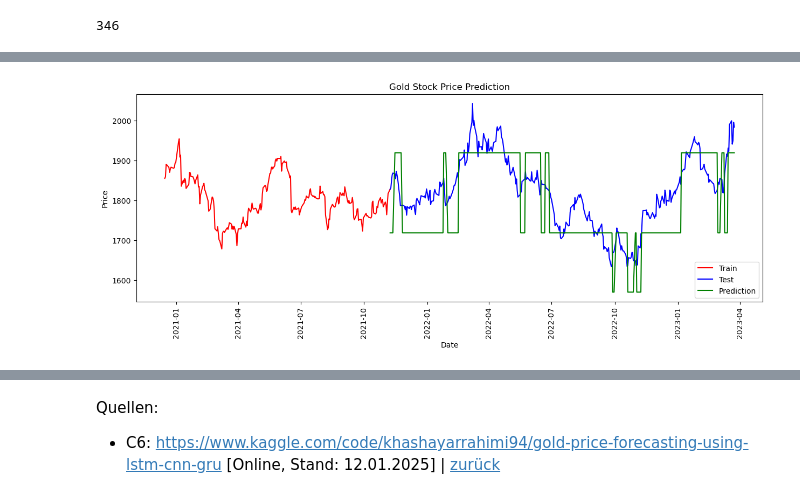
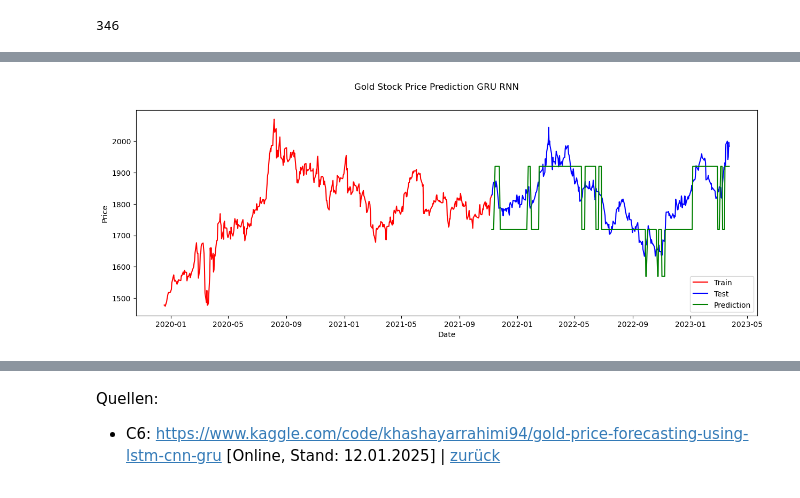
Before and after one commit to TTomczek/DL-Time-Series-Forecasting-With-RNNs, a Jupyter notebook: ausarbeitung.ipynb, the cells around one changed output, grey strips where cells are left out. Saved outputs shown, nothing was run; the diff lists cells and outputs as text; code cells hidden in the pictures.

```diff
--- a/ausarbeitung.ipynb
+++ b/ausarbeitung.ipynb
@@ -1596,22 +1603,41 @@ plt.show()
+# %%
+def getGRUPlotData(xTrain,yTrain,xValues,yTest,predictData):
+    fig, ax = plt.subplots(figsize=(15, 5))
+    locator = mdate.MonthLocator()
+
+    ax.plot(xTrain, yTrain, color='red')
+    ax.plot(xValues, yTest, color='blue')
+    ax.plot(xValues, predictData, color='green')
+    fig.suptitle('Gold Stock Price Prediction GRU RNN')
+    ax.set_xlabel('Date')
+    ax.set_ylabel('Price')
+    ax.legend(['Train', 'Test', 'Prediction'], loc='lower right')
+
+    return fig
+# %%
+x = pd.DataFrame(Close.index[:346]).values
+x_t = pd.DataFrame(Close.head(822).index[345:]).values
+y_t = pd.DataFrame(Close.head(822)["Close"][345:]).values
+y_te = pd.DataFrame(Close.head(346)["Close"][:346]).values
+# %%
+plotGRU = getGRUPlotData(x_t,y_t,x,y_te,predict)
+# %% [output]
+[figure, added]
 # %%
-x = pd.DataFrame(Close.index[:346]).values
-x_t = pd.DataFrame(Close.head(572).index[345:]).values
-y_t = pd.DataFrame(Close.head(572)["Close"][345:]).values
-y_te = pd.DataFrame(Close.head(346)["Close"][:346]).values
-plt.figure(figsize=(15, 5)) #Added to set figsize -CP
-locator = mdate.MonthLocator()
 
-plt.plot(x_t, y_t, color='red')
-#plt.plot(df[346:].tail(572)['Date'], df[346:].tail(572)['Close'], color='red')
-plt.plot(x, y_te, color='blue')
-#plt.plot(x, y_test, color='blue')
-plt.plot(x, predict, color='green')
-plt.title('Gold Stock Price Prediction')
-plt.xlabel('Date')
-plt.ylabel('Price')
-plt.legend(['Train', 'Test', 'Prediction'], loc='lower right')
-plt.xticks(rotation = 90)
-plt.show()
+
+#plt.figure(figsize=(15, 5)) #Added to set figsize -CP
+#locator = mdate.MonthLocator()
+
+#plt.plot(x_t, y_t, color='red')
+##plt.plot(df[346:].tail(572)['Date'], df[346:].tail(572)['Close'], color='red')
+#plt.plot(x, y_te, color='blue')
+##plt.plot(x, y_test, color='blue')
+#plt.plot(x, predict, color='green')
+#plt.title('Gold Stock Price Prediction')
+#plt.xlabel('Date')
+#plt.ylabel('Price')
+#plt.legend(['Train', 'Test', 'Prediction'], loc='lower right')
+#plt.xticks(rotation = 90)
+#plt.show()
-# %% [output]
-[figure, removed]
 # %%
```
Also changed, not shown: parts of 34 cells of this notebook.
